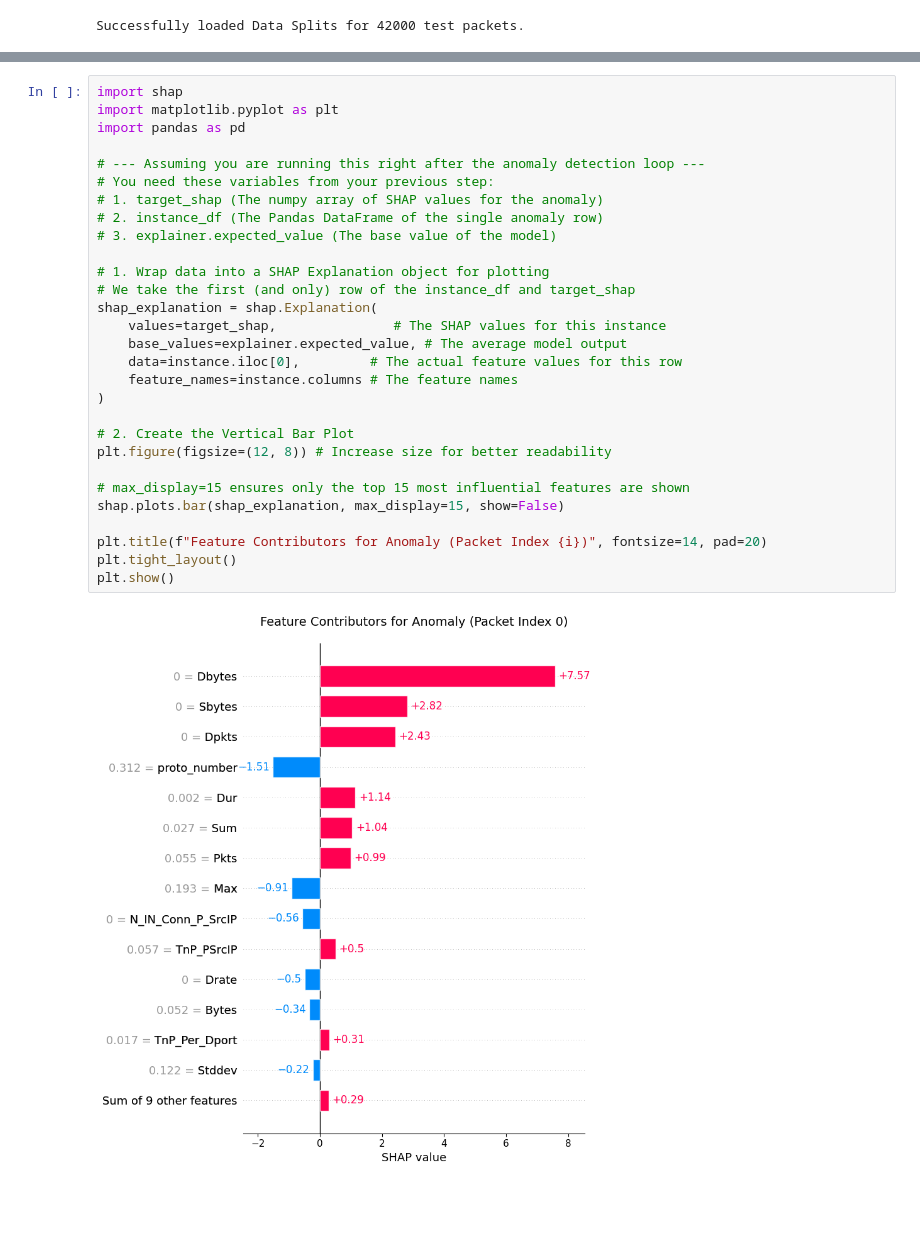
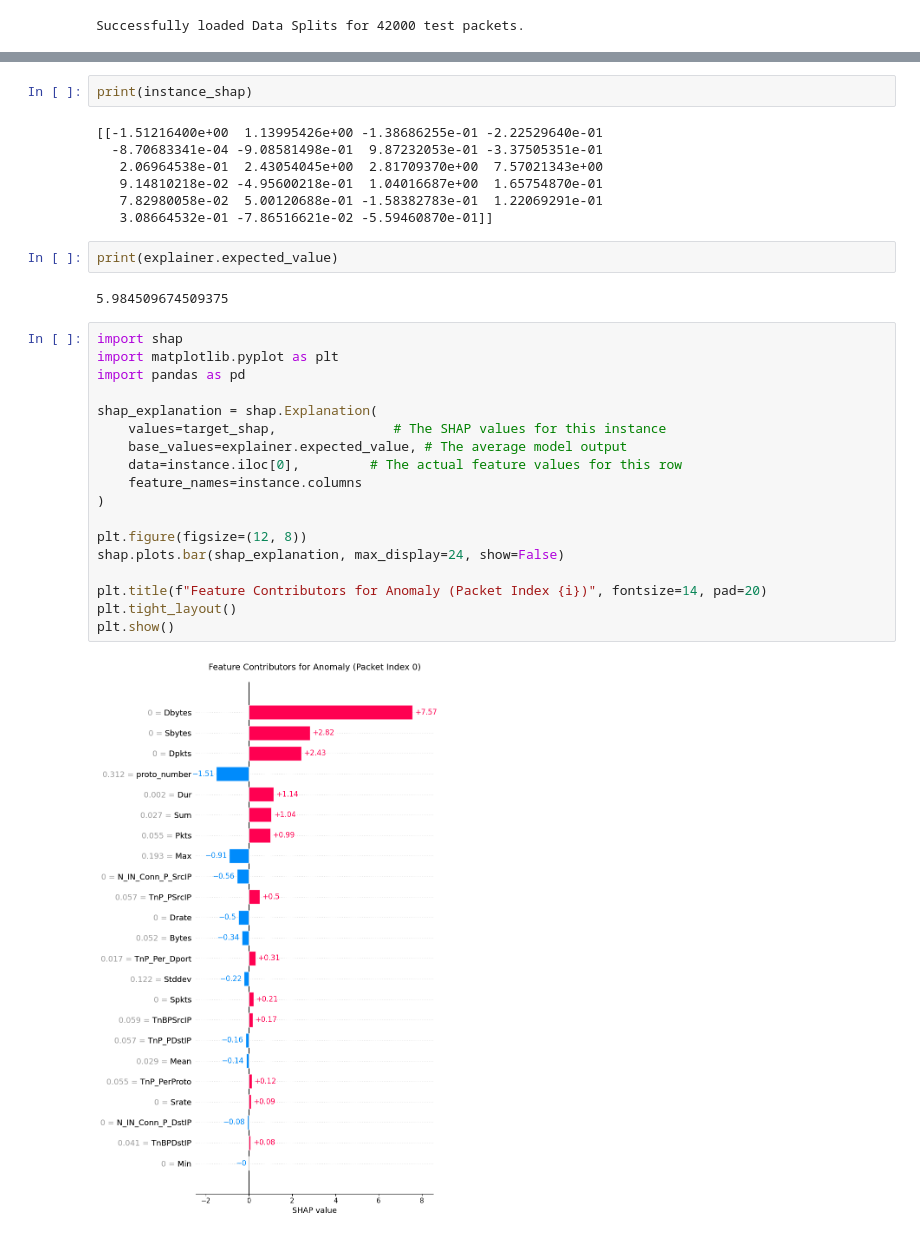
Before and after one commit to MohHaroon/XAI-based-ZSL-for-IIDS, a Jupyter notebook: ZSAL_and_SOAM.ipynb, the cells around one changed output, grey strips where cells are left out. Drawn from its saved outputs; the diff is of its cells as text; blank space fills up the shorter version.

```diff
--- a/ZSAL_and_SOAM.ipynb
+++ b/ZSAL_and_SOAM.ipynb
@@ -118,31 +131,33 @@ ALARM: Anomaly detected at packet index 0
+# %%
+print(instance_shap)
+# %% [output]
+[[-1.51216400e+00  1.13995426e+00 -1.38686255e-01 -2.22529640e-01
+  -8.70683341e-04 -9.08581498e-01  9.87232053e-01 -3.37505351e-01
+   2.06964538e-01  2.43054045e+00  2.81709370e+00  7.57021343e+00
+   9.14810218e-02 -4.95600218e-01  1.04016687e+00  1.65754870e-01
+   7.82980058e-02  5.00120688e-01 -1.58382783e-01  1.22069291e-01
+   3.08664532e-01 -7.86516621e-02 -5.59460870e-01]]
+# %%
+print(explainer.expected_value)
+# %% [output]
+5.984509674509375
 # %%
 import shap
 import matplotlib.pyplot as plt
 import pandas as pd
 
-# --- Assuming you are running this right after the anomaly detection loop ---
-# You need these variables from your previous step:
-# 1. target_shap (The numpy array of SHAP values for the anomaly)
-# 2. instance_df (The Pandas DataFrame of the single anomaly row)
-# 3. explainer.expected_value (The base value of the model)
-
-# 1. Wrap data into a SHAP Explanation object for plotting
-# We take the first (and only) row of the instance_df and target_shap
 shap_explanation = shap.Explanation(
     values=target_shap,               # The SHAP values for this instance
     base_values=explainer.expected_value, # The average model output
     data=instance.iloc[0],         # The actual feature values for this row
-    feature_names=instance.columns # The feature names
+    feature_names=instance.columns
 )
 
-# 2. Create the Vertical Bar Plot
-plt.figure(figsize=(12, 8)) # Increase size for better readability
-
-# max_display=15 ensures only the top 15 most influential features are shown
-shap.plots.bar(shap_explanation, max_display=15, show=False)
+plt.figure(figsize=(12, 8))
+shap.plots.bar(shap_explanation, max_display=24, show=False)
 
 plt.title(f"Feature Contributors for Anomaly (Packet Index {i})", fontsize=14, pad=20)
 plt.tight_layout()
 plt.show()
 # %% [output]
-[figure, old version]
+[figure, new version]
```
Also changed, not shown: parts of 13 cells of this notebook.
